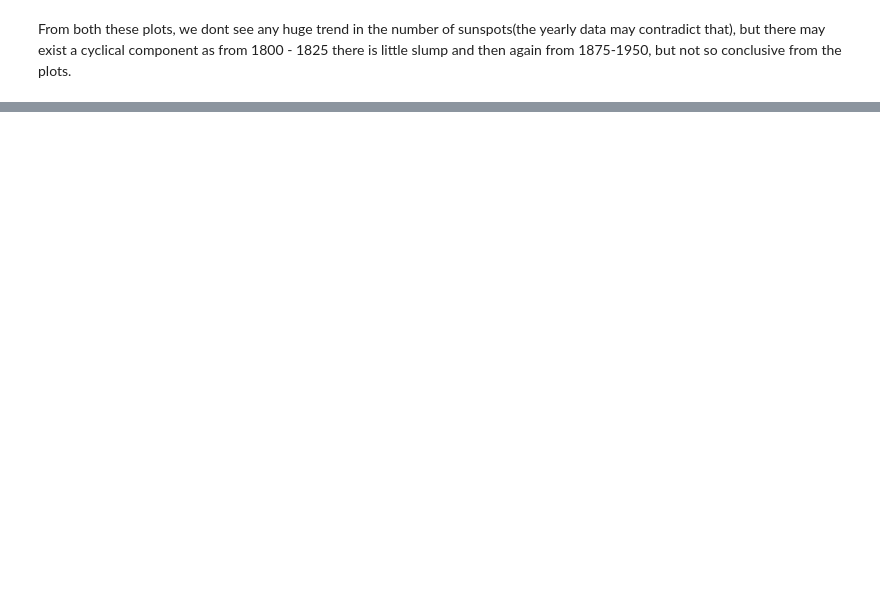
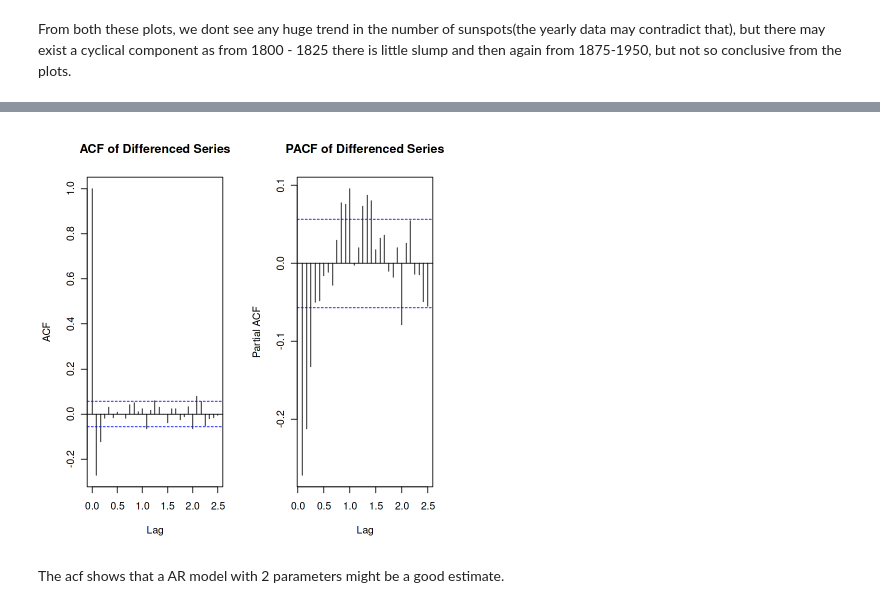
Before and after one commit to haverstein/Sunspot_Project, a Jupyter notebook: Sunspot_time_series.ipynb, the cells around one changed output, grey strips where cells are left out. Saved outputs shown, nothing was run; the diff lists cells and outputs as text; code cells hidden in the pictures; blank space fills up the shorter version.

```diff
--- a/Sunspot_time_series.ipynb
+++ b/Sunspot_time_series.ipynb
@@ -121,0 +148,4 @@ The seasonal component is way too dirty...😅
+# %%
+# Using a smaller dataset to get clearer plot and also we can use as test set the rest part
+ds_monthly = window(monthly,start=1900,end=2000)
+ds_monthly_test = window(monthly,start=c(2000,2),end=c(2003,1))
@@ -121,0 +187,9 @@ The seasonal component is way too dirty...😅
+# %%
+# ACF and PACF plots to identify potential ARIMA model orders
+par(mfrow = c(1, 2))
+acf(diff(ds_monthly), main = "ACF of Differenced Series")
+pacf(diff(ds_monthly), main = "PACF of Differenced Series")
+# %% [output]
+[figure, added]
+# %% [markdown]
+The acf shows that a AR model with 2 parameters might be a good estimate.
```
Also changed, not shown: parts of 44 cells of this notebook.
